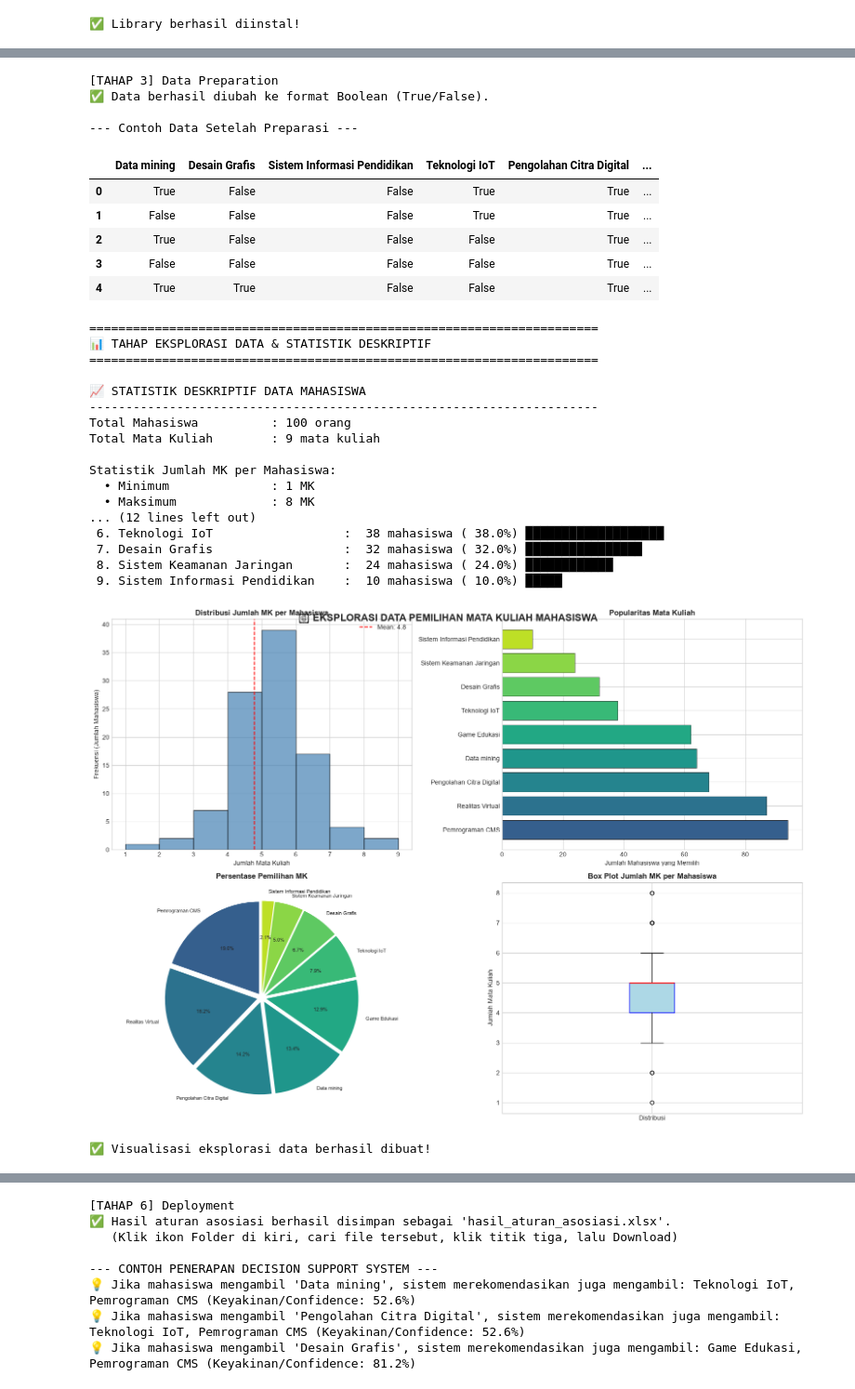
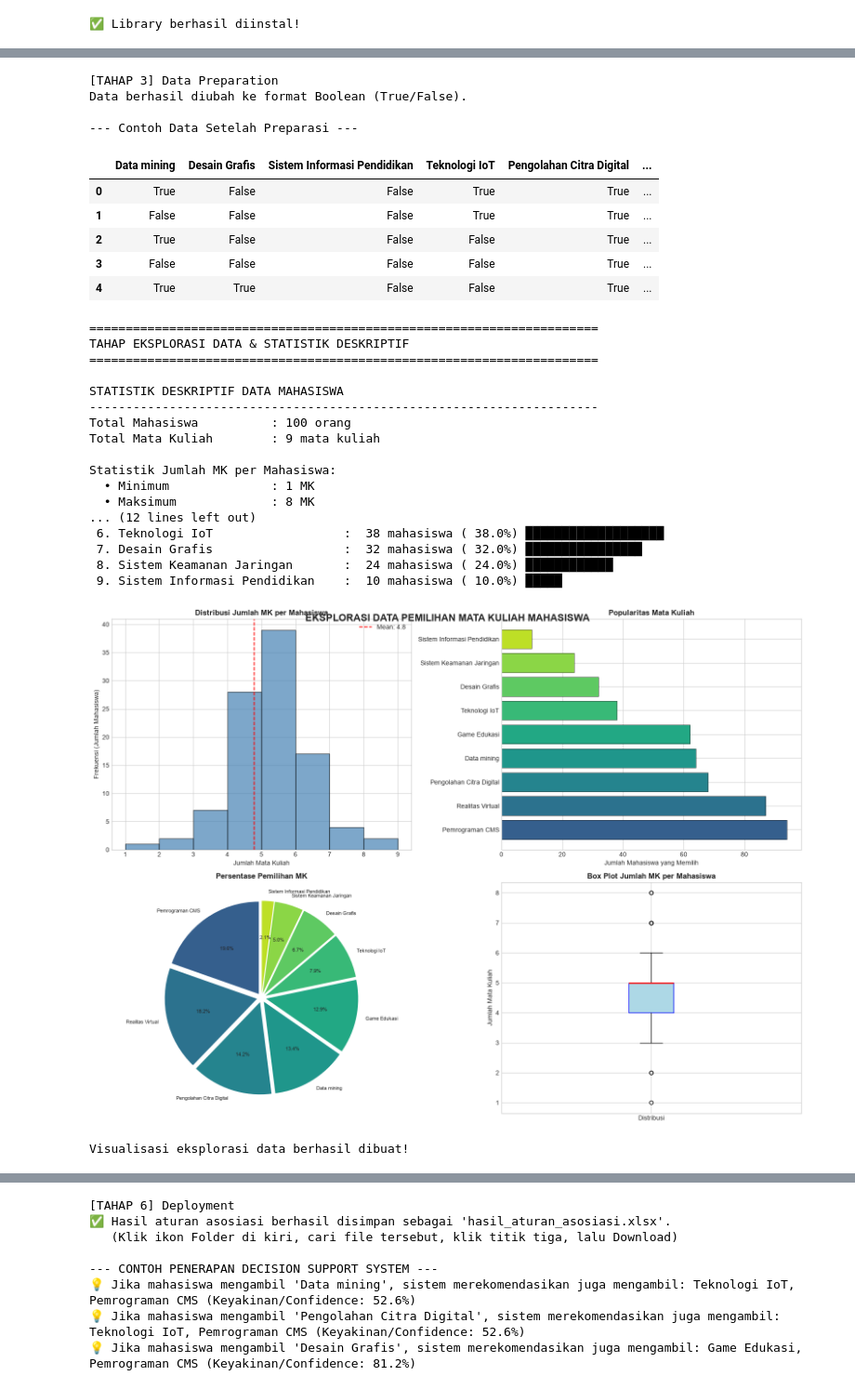
Before and after one commit to syrsdev/Decision-Support-System, a Jupyter notebook: main.ipynb, the cells around one changed output, grey strips where cells are left out. Shown at 93% size. Saved outputs shown, nothing was run; the diff lists cells and outputs as text; code cells hidden in the pictures.

```diff
--- a/main.ipynb
+++ b/main.ipynb
@@ -49,23 +51,20 @@ import pandas as pd
 print("[TAHAP 1 & 2] Business & Data Understanding")
 
 try:
-    # 1. Baca file TANPA header terlebih dahulu untuk memindai isi file
     df_raw = pd.read_excel('data_mahasiswa.xlsx', sheet_name='Data Mahasiswa', header=None)
 
-    # 2. Cari baris yang mengandung kata 'No' di kolom pertama (index 0)
-    # .astype(str).str.strip() memastikan spasi tambahan tidak mengganggu pencarian
     header_idx = df_raw[df_raw[0].astype(str).str.strip() == 'No'].index[0]
 
-    # 3. Baca ulang file dengan posisi header yang sudah ditemukan secara otomatis
     df = pd.read_excel('data_mahasiswa.xlsx', sheet_name='Data Mahasiswa', header=header_idx)
 
-    # 4. Bersihkan data: Hapus baris 'TOTAL' atau baris kosong di bagian bawah
-    # Kita hanya ambil baris yang kolom 'No'-nya berisi angka (data mahasiswa asli)
     df = df[df['No'].astype(str).str.isdigit()].reset_index(drop=True)
 
-    print(f"✅ Data berhasil dimuat. Jumlah data mahasiswa valid: {len(df)} orang.")
+    print(f"Data berhasil dimuat. Jumlah data mahasiswa valid: {len(df)} orang.")
     print("\n--- 5 Baris Pertama Data ---")
     display(df.head())
+    df.info()
+
+    print(df.dtypes)
 
 except FileNotFoundError:
     print("❌ Error: File 'data_mahasiswa.xlsx' tidak ditemukan.")
@@ -89,25 +105,22 @@ except Exception as e:
 # %%
 print("[TAHAP 3] Data Preparation")
 
-# Daftar kolom mata kuliah yang akan dianalisis polanya
 kolom_mk = [
     'Data mining', 'Desain Grafis', 'Sistem Informasi Pendidikan',
     'Teknologi IoT', 'Pengolahan Citra Digital', 'Pemrograman CMS',
     'Realitas Virtual', 'Game Edukasi', 'Sistem Keamanan Jaringan'
 ]
 
-# Ambil hanya kolom mata kuliah (buang No, Nama, NIM untuk proses mining)
 df_mk = df[kolom_mk].copy()
 
-# Ubah '✓' menjadi True dan '✗' menjadi False
 df_mk_bool = df_mk.replace({'✓': True, '✗': False})
 
-print("✅ Data berhasil diubah ke format Boolean (True/False).")
+print("Data berhasil diubah ke format Boolean (True/False).")
 print("\n--- Contoh Data Setelah Preparasi ---")
 display(df_mk_bool.head())
 # %% [output]
 [TAHAP 3] Data Preparation
-✅ Data berhasil diubah ke format Boolean (True/False).
+Data berhasil diubah ke format Boolean (True/False).
 
 --- Contoh Data Setelah Preparasi ---
 |  | Data mining | Desain Grafis | Sistem Informasi Pendidikan | Teknologi IoT | Pengolahan Citra Digital | ... |
@@ -118,24 +131,19 @@ display(df_mk_bool.head())
 | 4 | True | True | False | False | True | ... |
 # %%
 print("="*70)
-print("📊 TAHAP EKSPLORASI DATA & STATISTIK DESKRIPTIF")
+print("TAHAP EKSPLORASI DATA & STATISTIK DESKRIPTIF")
 print("="*70)
 
 import matplotlib.pyplot as plt
 import seaborn as sns
 import numpy as np
 
-# Set style untuk visualisasi
 plt.style.use('seaborn-v0_8-whitegrid')
 sns.set_palette("husl")
 
-# ============================================================================
-# 2.1 Statistik Deskriptif Data Mahasiswa
-# ============================================================================
-print("\n📈 STATISTIK DESKRIPTIF DATA MAHASISWA")
+print("\nSTATISTIK DESKRIPTIF DATA MAHASISWA")
 print("-" * 70)
 
-# Hitung jumlah MK yang dipilih setiap mahasiswa
 df['Jumlah_MK'] = df_mk_bool.sum(axis=1)
 
 print(f"Total Mahasiswa          : {len(df)} orang")
@@ -147,10 +155,7 @@ print(f"  • Rata-rata (Mean)     : {df['Jumlah_MK'].mean():.2f} MK")
 print(f"  • Median               : {df['Jumlah_MK'].median():.0f} MK")
 print(f"  • Std Deviation        : {df['Jumlah_MK'].std():.2f} MK")
 
-# ============================================================================
-# 2.2 Popularitas Setiap Mata Kuliah
-# ============================================================================
-print("\n\n📊 POPULARITAS SETIAP MATA KULIAH")
+print("\n\nPOPULARITAS SETIAP MATA KULIAH")
 print("-" * 70)
 
 popularitas = df_mk_bool.sum().sort_values(ascending=False)
@@ -159,14 +164,10 @@ for i, (mk, count) in enumerate(popularitas.items(), 1):
     bar = "█" * int(percentage / 2)
     print(f"{i:2}. {mk:30} : {count:3} mahasiswa ({percentage:5.1f}%) {bar}")
 
-# ============================================================================
-# 2.3 Visualisasi
-# ============================================================================
 fig, axes = plt.subplots(2, 2, figsize=(16, 12))
-fig.suptitle('📊 EKSPLORASI DATA PEMILIHAN MATA KULIAH MAHASISWA',
+fig.suptitle('EKSPLORASI DATA PEMILIHAN MATA KULIAH MAHASISWA',
              fontsize=16, fontweight='bold', y=0.95)
 
-# Plot 1: Histogram Jumlah MK
 axes[0, 0].hist(df['Jumlah_MK'], bins=range(1, 10),
                 edgecolor='black', color='steelblue', alpha=0.7)
 axes[0, 0].set_title('Distribusi Jumlah MK per Mahasiswa', fontsize=12, fontweight='bold')
@@ -176,14 +177,12 @@ axes[0, 0].axvline(df['Jumlah_MK'].mean(), color='red', linestyle='--',
                    label=f'Mean: {df["Jumlah_MK"].mean():.1f}')
 axes[0, 0].legend()
 
-# Plot 2: Bar Chart Popularitas MK
 colors = plt.cm.viridis(np.linspace(0.3, 0.9, len(popularitas)))
 bars = axes[0, 1].barh(popularitas.index, popularitas.values,
                         color=colors, edgecolor='black', linewidth=0.5)
 axes[0, 1].set_title('Popularitas Mata Kuliah', fontsize=12, fontweight='bold')
 axes[0, 1].set_xlabel('Jumlah Mahasiswa yang Memilih')
 
-# Plot 3: Pie Chart
 explode = [0.05] * len(popularitas)
 axes[1, 0].pie(popularitas.values, labels=popularitas.index,
                autopct='%1.1f%%', startangle=90,
@@ -191,39 +190,38 @@ axes[1, 0].pie(popularitas.values, labels=popularitas.index,
                textprops={'fontsize': 8})
 axes[1, 0].set_title('Persentase Pemilihan MK', fontsize=12, fontweight='bold')
 
-# Plot 4: Box Plot
 axes[1, 1].boxplot(df['Jumlah_MK'], vert=True, patch_artist=True,
                    boxprops=dict(facecolor='lightblue', color='blue'),
                    medianprops=dict(color='red', linewidth=2))
 axes[1, 1].set_title('Box Plot Jumlah MK per Mahasiswa', fontsize=12, fontweight='bold')
 axes[1, 1].set_ylabel('Jumlah Mata Kuliah')
 axes[1, 1].set_xticks([1])
 axes[1, 1].set_xticklabels(['Distribusi'])
 
 plt.tight_layout()
 plt.show()
 
-print("\n✅ Visualisasi eksplorasi data berhasil dibuat!")
+print("\nVisualisasi eksplorasi data berhasil dibuat!")
 # %% [output]
 ======================================================================
-📊 TAHAP EKSPLORASI DATA & STATISTIK DESKRIPTIF
+TAHAP EKSPLORASI DATA & STATISTIK DESKRIPTIF
 ======================================================================
 
-📈 STATISTIK DESKRIPTIF DATA MAHASISWA
+STATISTIK DESKRIPTIF DATA MAHASISWA
 ----------------------------------------------------------------------
 Total Mahasiswa          : 100 orang
 Total Mata Kuliah        : 9 mata kuliah
 
 Statistik Jumlah MK per Mahasiswa:
   • Minimum              : 1 MK
   • Maksimum             : 8 MK
 ... (12 lines left out)
  6. Teknologi IoT                  :  38 mahasiswa ( 38.0%) ███████████████████
  7. Desain Grafis                  :  32 mahasiswa ( 32.0%) ████████████████
  8. Sistem Keamanan Jaringan       :  24 mahasiswa ( 24.0%) ████████████
  9. Sistem Informasi Pendidikan    :  10 mahasiswa ( 10.0%) █████
-[figure, old version]
+[figure, new version]
-✅ Visualisasi eksplorasi data berhasil dibuat!
+Visualisasi eksplorasi data berhasil dibuat!
 # %%
 from mlxtend.frequent_patterns import apriori, association_rules
 
```
Also changed, not shown: parts of 7 cells of this notebook, 1 other file.
